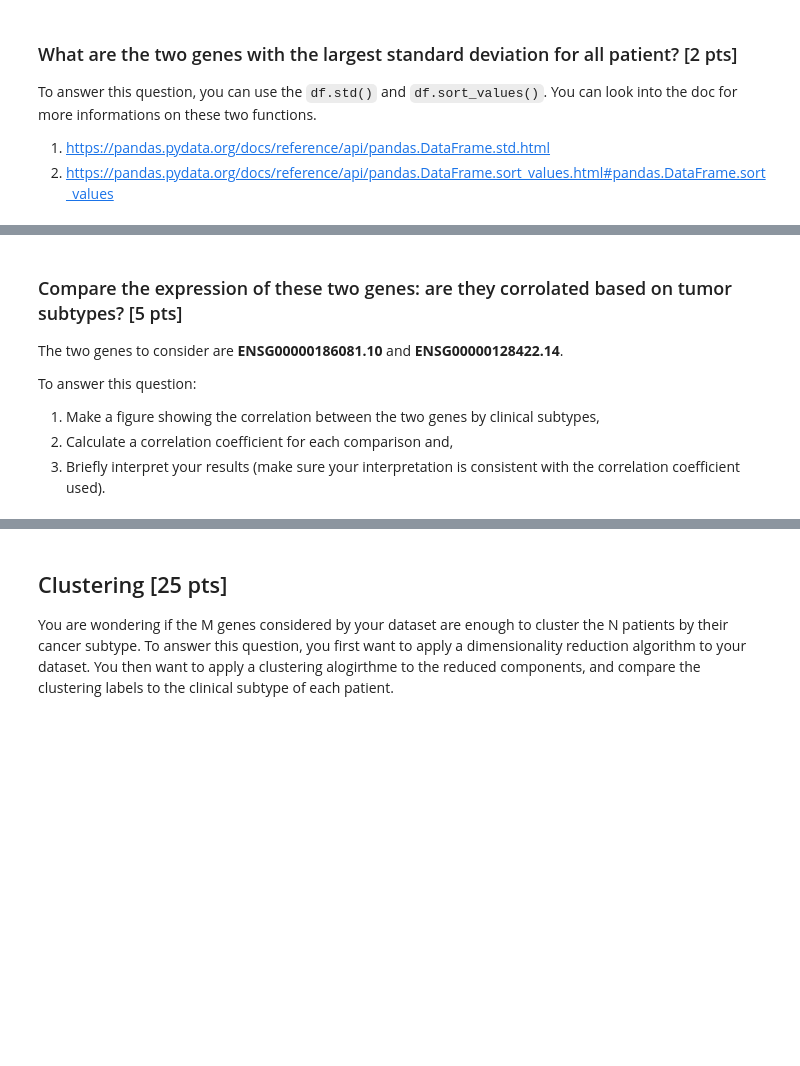
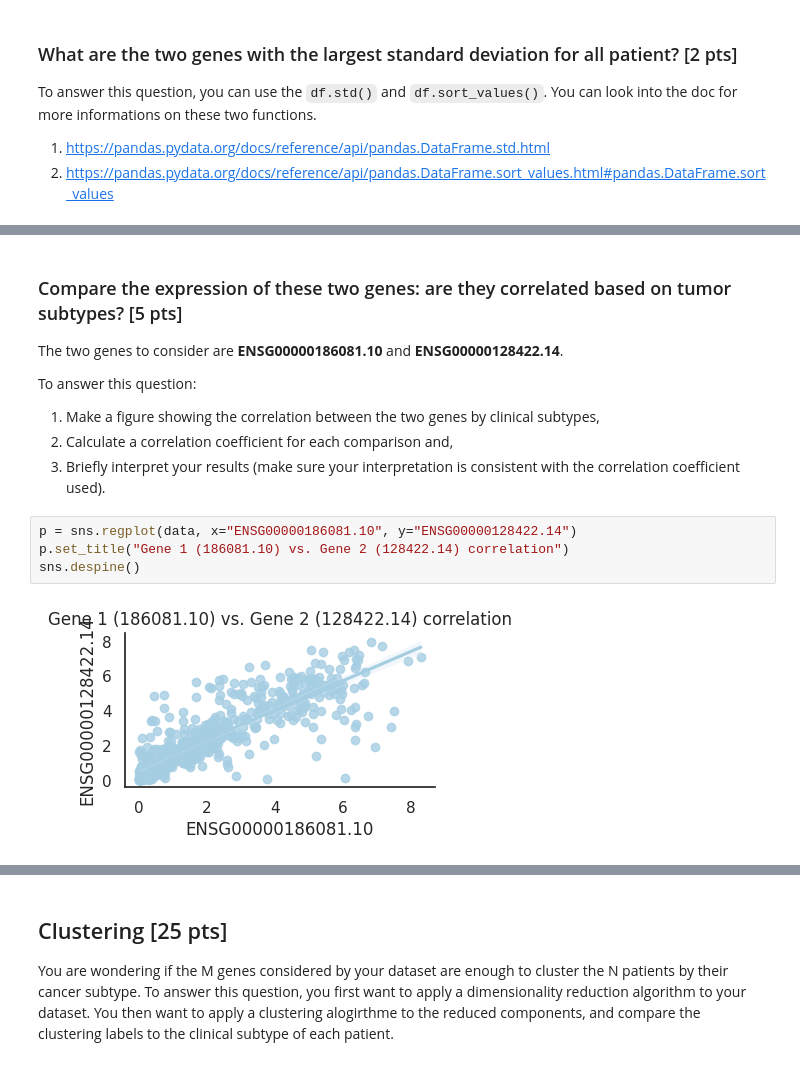
Before and after one commit to eteszner/BIM6065D_2024, a Jupyter notebook: notebook/exercices_good_practices.ipynb, the cells around one changed output, grey strips where cells are left out. Drawn from its saved outputs; the diff is of its cells as text; blank space fills up the shorter version.

```diff
--- a/notebook/exercices_good_practices.ipynb
+++ b/notebook/exercices_good_practices.ipynb
@@ -121,8 +191,14 @@ To answer this question, you can use the `df.std()` and `df.sort_values()`. You
 # %% [markdown]
-### Compare the expression of these two genes: are they corrolated based on tumor subtypes? [5 pts]
+### Compare the expression of these two genes: are they correlated based on tumor subtypes? [5 pts]
 The two genes to consider are **ENSG00000186081.10** and **ENSG00000128422.14**.
 
 To answer this question:
 1. Make a figure showing the correlation between the two genes by clinical subtypes,
 2. Calculate a correlation coefficient for each comparison and,
 3. Briefly interpret your results (make sure your interpretation is consistent with the correlation coefficient used).
+# %%
+p = sns.regplot(data, x="ENSG00000186081.10", y="ENSG00000128422.14")
+p.set_title("Gene 1 (186081.10) vs. Gene 2 (128422.14) correlation")
+sns.despine()
+# %% [output]
+[figure, added]
```
Also changed, not shown: parts of 19 cells of this notebook.
